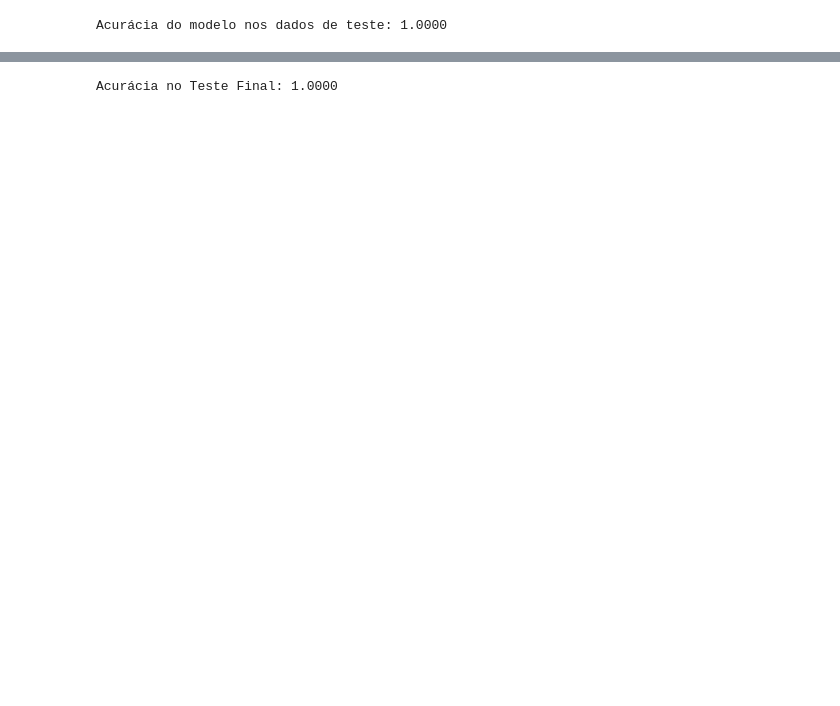
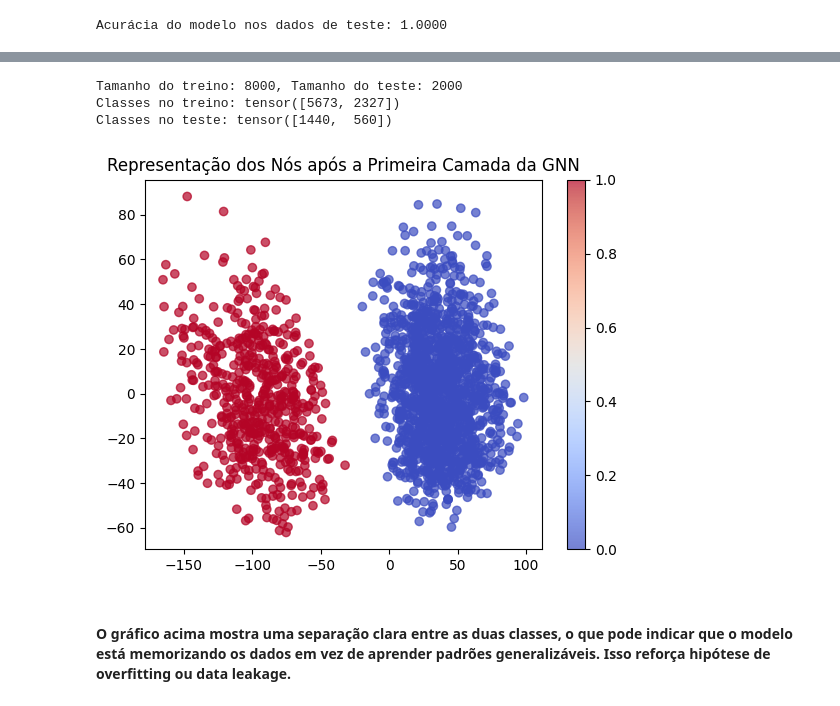
Before and after one commit to raphaelp-silva/GNN_Pytorch_geometric, a Jupyter notebook: GNN_esquizofrenia.ipynb, the cells around one changed output, grey strips where cells are left out. Saved outputs shown, nothing was run; the diff lists cells and outputs as text; code cells hidden in the pictures; blank space fills up the shorter version.

```diff
--- a/GNN_esquizofrenia.ipynb
+++ b/GNN_esquizofrenia.ipynb
@@ -101,13 +116,14 @@ classe = base.iloc[:, 2].values
 # %%
-previsores = torch.tensor(previsores, dtype = torch.float) # x, matriz de features
-classe = torch.tensor(classe, dtype = torch.long) # y, rótulo dos nós
+# Dividindo os dados em treino e teste:
+#X_train, X_test, y_train, y_test = train_test_split(previsores, classe, test_size=0.2, random_state=42, stratify = classe)
 
-knn_graph = kneighbors_graph(previsores, 10, mode = 'connectivity') # gerando a matriz de vizinhos mais próximos em formato esparso.
-non_zero_indices = knn_graph.nonzero() # retornando os indices não nulos de uma matriz esparsa.
-edge_index = torch.tensor(np.array(knn_graph.nonzero()), dtype=torch.long) # convertendo para o tensor esparso no fomato 2,num_edges.
+indices = torch.randperm(previsores.size(0))
+train_size = int(0.8 * len(indices))
+train_indices, test_indices = indices[:train_size], indices[train_size:]
 
-# Dividindo os dados em treino e teste:
-X_train, X_test, y_train, y_test = train_test_split(previsores, classe, test_size=0.2, random_state=42, stratify = classe)
+X_train, X_test = previsores[train_indices], previsores[test_indices]
+y_train, y_test = classe[train_indices], classe[test_indices]
+
 
 # Função para gerar um novo edge_index para cada conjunto (train/test):
 def generate_edge_index(features):
@@ -136,17 +150,19 @@ class GNN(torch.nn.Module):
     super(GNN, self).__init__()
     self.conv1 = GCNConv(input_dim, hidden_dim)
     self.conv2 = GCNConv(hidden_dim, output_dim)
+    self.dropout = torch.nn.Dropout(0.5)
 
   def forward(self, data):
     x, edge_index = data.x, data.edge_index
     x = self.conv1(x, edge_index)
     x = F.relu(x)
+    x = self.dropout(x)
     x = self.conv2(x, edge_index)
     return F.log_softmax(x, dim=1)
 
 #criando o modelo:
 input_dim = previsores.shape[1]
-hidden_dim = 32
+hidden_dim = 8
 output_dim = 2
 
 model = GNN(input_dim, hidden_dim, output_dim)
@@ -249,16 +256,28 @@ plt.show()
 [figure]
-# %%
-model.eval()
-with torch.no_grad():
-    total = 0
-    correct = 0
-    for batch in test_loader:
-        out = model(batch)
-        pred = out.argmax(dim=1)
-        total += batch.y.size(0)
-        correct += (pred == batch.y).sum().item()
-
-    test_accuracy = correct / total
-    print(f"Acurácia no Teste Final: {test_accuracy:.4f}")
-# %% [output]
-Acurácia no Teste Final: 1.0000
+# %%
+print(f"Tamanho do treino: {len(y_train)}, Tamanho do teste: {len(y_test)}")
+print(f"Classes no treino: {torch.bincount(y_train)}")
+print(f"Classes no teste: {torch.bincount(y_test)}")
+# %% [output]
+Tamanho do treino: 8000, Tamanho do teste: 2000
+Classes no treino: tensor([5673, 2327])
+Classes no teste: tensor([1440,  560])
+# %%
+import matplotlib.pyplot as plt
+from sklearn.decomposition import PCA
+
+model.eval()
+with torch.no_grad():
+    embeddings = model.conv1(test_data.x, test_data.edge_index).numpy()
+
+pca = PCA(n_components=2)
+reduced = pca.fit_transform(embeddings)
+
+plt.scatter(reduced[:, 0], reduced[:, 1], c=test_data.y.numpy(), cmap='coolwarm', alpha=0.7)
+plt.colorbar()
+plt.title("Representação dos Nós após a Primeira Camada da GNN")
+plt.show()
+# %% [output]
+[figure, added]
+# %% [markdown]
+#### O gráfico acima mostra uma separação clara entre as duas classes, o que pode indicar que o modelo está memorizando os dados em vez de aprender padrões generalizáveis. Isso reforça hipótese de overfitting ou data leakage.
```
Also changed, not shown: parts of 13 cells of this notebook.
